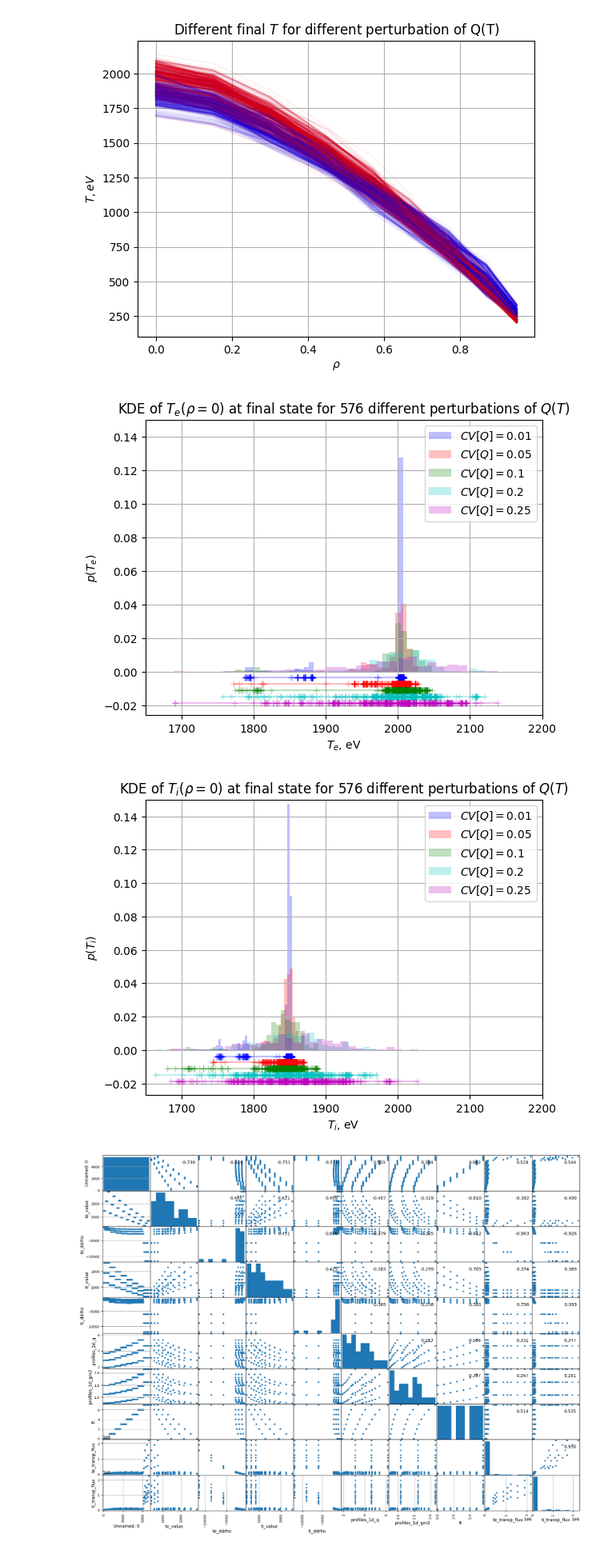
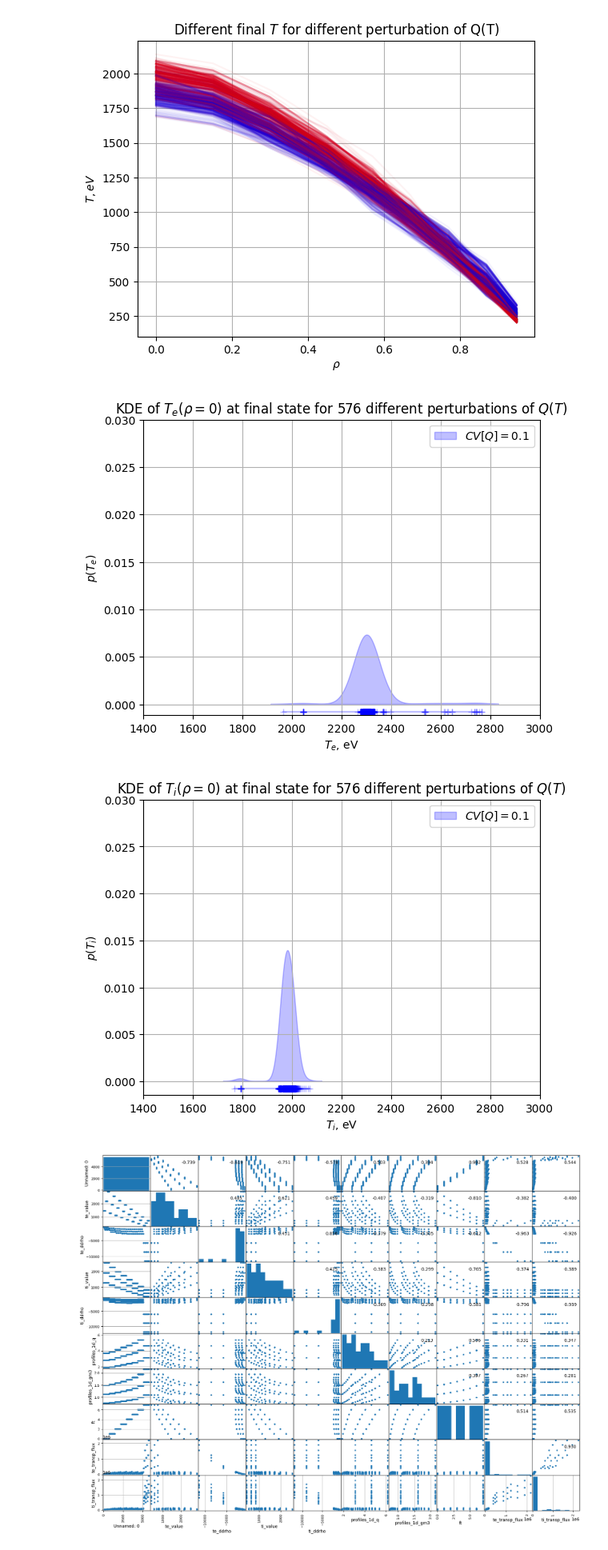
Before and after one commit to vecma-ipp/MFW, a Jupyter notebook: uq/basicda/surrogate_scans.ipynb, the cells around one changed output. Shown at 80% size. Drawn from its saved outputs; the diff is of its cells as text; code cells hidden in the pictures.

```diff
--- a/uq/basicda/surrogate_scans.ipynb
+++ b/uq/basicda/surrogate_scans.ipynb
@@ -898,11 +924,17 @@ sp_cmaps = {'e':[(1.-color_step*i, 0., color_step*i ) for i in range(0,color_num
 sp_mmap = {'e':'v', 'i':'^'}
 
 
-result_filename_list = ['../results_aletoric_20240222/result_aleatoric_wf_cv0.01.pickle', '../results_aletoric_20240222/result_aleatoric_wf_cv0.05.pickle', '../results_aletoric_20240222/result_aleatoric_wf_cv0.1.pickle', '../results_aletoric_20240222/result_aleatoric_wf_cv0.2.pickle', '../results_aletoric_20240222/result_aleatoric_wf_cv0.25.pickle']
+# #) D
+# result_filename_list = ['../results_aletoric_20240222/result_aleatoric_wf_cv0.01.pickle', '../results_aletoric_20240222/result_aleatoric_wf_cv0.05.pickle', '../results_aletoric_20240222/result_aleatoric_wf_cv0.1.pickle', '../results_aletoric_20240222/result_aleatoric_wf_cv0.2.pickle', '../results_aletoric_20240222/result_aleatoric_wf_cv0.25.pickle']
+# cov_inputs = [float(".".join([f.split('.')[-3][-1],f.split('.')[-2]])) for f in result_filename_list]
+# output_columns =  ["te_value_0", "te_value_15", "te_value_30", "te_value_45", "te_value_57", "te_value_67", "te_value_77", "te_value_87", "te_value_95",
+#                    "ti_value_0", "ti_value_15", "ti_value_30", "ti_value_45", "ti_value_57", "ti_value_67", "ti_value_77", "ti_value_87", "ti_value_95",]
+
+# E) GEM 8*3**4 data
+result_filename_list = ['../results_aleatoric_gem_data/result_aleatoric_wf_ns32_cv0.1.pickle']
 cov_inputs = [float(".".join([f.split('.')[-3][-1],f.split('.')[-2]])) for f in result_filename_list]
-
-output_columns =  ["te_value_0", "te_value_15", "te_value_30", "te_value_45", "te_value_57", "te_value_67", "te_value_77", "te_value_87", "te_value_95",
-                   "ti_value_0", "ti_value_15", "ti_value_30", "ti_value_45", "ti_value_57", "ti_value_67", "ti_value_77", "ti_value_87", "ti_value_95",]
+ind_coords = [i for i in range(100)]
+output_columns = [f"t{sp}_value_{i}" for sp,i in product(['e','i'],ind_coords)]
 
 data_list = []
 # should be (at least) 3D data-structure: n_qoi x n_statistics x n_runs
@@ -1078,14 +1110,20 @@ fig.savefig(f"gem0sur_aleatoric_samples.pdf")
 # Plot the KDE of T_0: look up /basicad/da_utils.py
 from sklearn.neighbors import KernelDensity
 
+# # D)
+# output_columns =  ["te_value_0", "te_value_15", "te_value_30", "te_value_45", "te_value_57", "te_value_67", "te_value_77", "te_value_87", "te_value_95",
+#                    "ti_value_0", "ti_value_15", "ti_value_30", "ti_value_45", "ti_value_57", "ti_value_67", "ti_value_77", "ti_value_87", "ti_value_95",]
+# # Get the data
+# result_filename_list = ['../results_aletoric_20240222/result_aleatoric_wf_cv0.01.pickle', '../results_aletoric_20240222/result_aleatoric_wf_cv0.05.pickle', '../results_aletoric_20240222/result_aleatoric_wf_cv0.1.pickle', '../results_aletoric_20240222/result_aleatoric_wf_cv0.2.pickle', '../results_aletoric_20240222/result_aleatoric_wf_cv0.25.pickle']
+# cov_inputs = [float(".".join([f.split('.')[-3][-1],f.split('.')[-2]])) for f in result_filename_list]
+# # cov_inputs = [0.05, 0.1,]
+# # cov_inputs = [0.01, 0.05]
 
-output_columns =  ["te_value_0", "te_value_15", "te_value_30", "te_value_45", "te_value_57", "te_value_67", "te_value_77", "te_value_87", "te_value_95",
-                   "ti_value_0", "ti_value_15", "ti_value_30", "ti_value_45", "ti_value_57", "ti_value_67", "ti_value_77", "ti_value_87", "ti_value_95",]
-# Get the data
-result_filename_list = ['../results_aletoric_20240222/result_aleatoric_wf_cv0.01.pickle', '../results_aletoric_20240222/result_aleatoric_wf_cv0.05.pickle', '../results_aletoric_20240222/result_aleatoric_wf_cv0.1.pickle', '../results_aletoric_20240222/result_aleatoric_wf_cv0.2.pickle', '../results_aletoric_20240222/result_aleatoric_wf_cv0.25.pickle']
+# E) GEM 8*3**4 data
+result_filename_list = ['../results_aleatoric_gem_data/result_aleatoric_wf_ns32_cv0.1.pickle']
 cov_inputs = [float(".".join([f.split('.')[-3][-1],f.split('.')[-2]])) for f in result_filename_list]
-# cov_inputs = [0.05, 0.1,]
-# cov_inputs = [0.01, 0.05]
+ind_coords = [i for i in range(100)]
+output_columns = [f"t{sp}_value_{i}" for sp,i in product(['e','i'],ind_coords)]
 
 data_list = []
 # should be (at least) 3D data-structure: n_qoi x n_statistics x n_runs
@@ -1105,7 +1143,10 @@ n_scan_tries = len(cov_inputs)
 n_runs = len(data_list[0].index)
 
 ylim = 0.15 #n_runs #fraction is for KDE
-xlim = (1650., 2200.)
+xlim = (1650., 2500.)
+
+ylim = 0.03 #n_runs #fraction is for KDE
+xlim = (1400., 3000.)
 
 dist_list  = [ylim*-2.5E-2*(i+1) for i in range(n_scan_tries)]
 color_list = ['b', 'r', 'g', 'c', 'm', 'y']
@@ -1113,6 +1154,8 @@ color_list = ['b', 'r', 'g', 'c', 'm', 'y']
 alpha_transp = 0.25
 
 nbins = 32
+nbins = 64
+
 resol = 1024
 expand_factor = 0.025
 
@@ -1127,43 +1170,43 @@ for sp in species:
     for i in range(len(data_list)):
 
         data = data_list[i][f"t{sp}_value_{coord}"]
         data = np.array(data)
 
         # make a KDE model: TODO automatic bw estimator
         bw = (data.max() - data.min()) / (nbins//4)
         kde = KernelDensity(kernel=kde_kernel, bandwidth=bw).fit(data)
 
         # prepare data for plotting
         x_plot = np.linspace(data.min()*(1-expand_factor),data.max()*(1+expand_factor), resol)[:, np.newaxis]
         log_dens = kde.score_samples(x_plot)
 
         # histogram
         norm = data.sum()
-        ax.hist(data, bins=nbins,
-                density=True, histtype='stepfilled',
-                alpha=alpha_transp, color=color_list[i], label=f"$CV[Q]={cov_inputs[i]}$")
+        # ax.hist(data, bins=nbins,
+        #         density=True, histtype='stepfilled',
+        #         alpha=alpha_transp, color=color_list[i], label=f"$CV[Q]={cov_inputs[i]}$")
 
-        # # KDE plot
-        # ax.fill(x_plot[:, 0], np.exp(log_dens),
-        #         alpha=alpha_transp,
-        #         color=color_list[i],
-        #         label=f"$CV[Q]={cov_inputs[i]}$")
+        # KDE plot
+        ax.fill(x_plot[:, 0], np.exp(log_dens),
+                alpha=alpha_transp,
+                color=color_list[i],
+                label=f"$CV[Q]={cov_inputs[i]}$")
 
         # pluses for individual readings
         ax.plot(data[:, 0], np.full(data.shape[0], dist_list[i]), marker="+", color=color_list[i], alpha=alpha_transp)
 
     ax.set_ylim(ymax=ylim)
     ax.set_xlim(xlim)
 
     ax.legend(loc='best')
     ax.set_xlabel(f"$T_{sp}$, eV")
     ax.set_ylabel(f"$p(T_{sp})$") #(f"$p(\\cdot)$")
     ax.set_title(f"KDE of $T_{sp}(\\rho={coord})$ at final state for {n_runs} different perturbations of $Q(T)$")
 
     fig.savefig(f"gem0sur_aleatoric_kde_t{sp}.pdf")
 # %% [output]
-[figure, old version]
+[figure, new version]
-[figure, old version]
+[figure, new version]
 # %%
 # Check the correlations in pyGEM0 data
 
```
Also changed, not shown: parts of 8 cells of this notebook.
